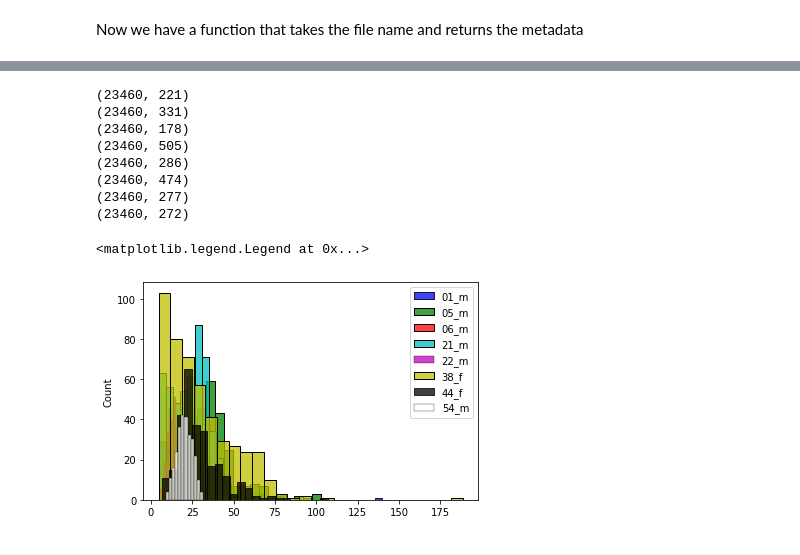
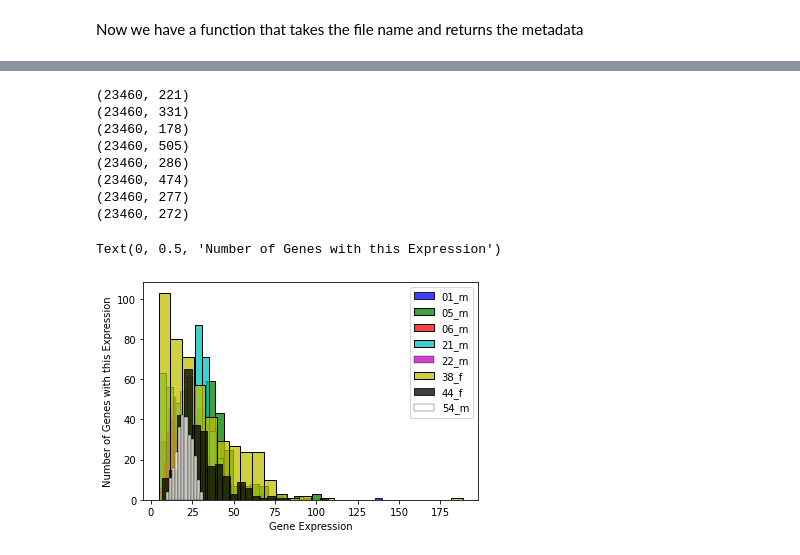
Before and after one commit to RARARARARARARARARARARARA/RNAseqAnalysis, a Jupyter notebook: Processing.ipynb, the cells around one changed output, grey strips where cells are left out. Drawn from its saved outputs; the diff is of its cells as text; code cells hidden in the pictures.

```diff
--- a/Processing.ipynb
+++ b/Processing.ipynb
@@ -75,0 +91,21 @@ Let's start removing the genes that aren't expressed.
+# %%
+folder = 'DenoisedData/'
+stds = []
+means = []
+for i,f in enumerate(sorted(listdir(folder))):
+    df = pd.read_csv(folder+f,delimiter='\t')
+    counts = df[df.columns[1:]]
+    genes = df['Gene']
+    print('Genes X Cells',counts.shape)
+    genemean = counts.mean(axis=1)
+    genestd = counts.std(axis=1)
+    stds += [genestd]
+    means += [genemean]
+
+stds = np.array(list(stds))
+means = np.array(list(means))
+outgroupstd = means.var(axis=0)
+ingroupstd = stds.max(axis=0)
+print('Failed genes due to high in group variance:',sum(ingroupstd >= outgroupstd))
+print('Possible genes:',sum(ingroupstd < outgroupstd))
+potentialgenes = genes[ingroupstd < outgroupstd]
@@ -76,28 +138,30 @@ Let's start removing the genes that aren't expressed.
 # %%
-folder = 'ClumpedData/'
+folder = 'DenoisedData/'
 clr = ['b', 'g', 'r', 'c', 'm', 'y', 'k', 'w']
 for i,f in enumerate(sorted(listdir(folder))):
-    df = pd.read_csv(folder+f)
+    df = pd.read_csv(folder+f,delimiter='\t')
     counts = df[df.columns[1:]]
     genes = counts.shape[0]
     cells = counts.shape[1]
     print(counts.shape)
     genemean = counts.mean(axis=0)
-    cellsum = counts.sum(axis=1)
+    genevar = counts.std(axis=0)
 
     sb.histplot(genemean,label=f[:-4],color=clr[i])
 plt.legend()
+plt.xlabel('Gene Expression')
+plt.ylabel('Number of Genes with this Expression')
 # plt.plot(sorted(genemean))
 # plt.plot(sorted(cellmean))
 # sb.distplot(cellsum[cellsum < 100])
 # %% [output]
 (23460, 221)
 (23460, 331)
 (23460, 178)
 (23460, 505)
 (23460, 286)
 (23460, 474)
 (23460, 277)
 (23460, 272)
-<matplotlib.legend.Legend at 0x...>
+Text(0, 0.5, 'Number of Genes with this Expression')
-[figure, old version]
+[figure, new version]
```
Also changed, not shown: parts of 11 cells of this notebook, 24 other files.
